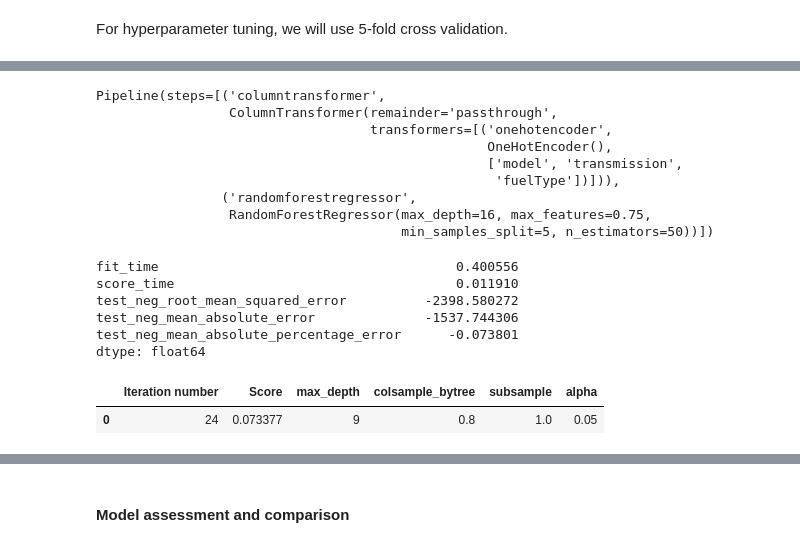
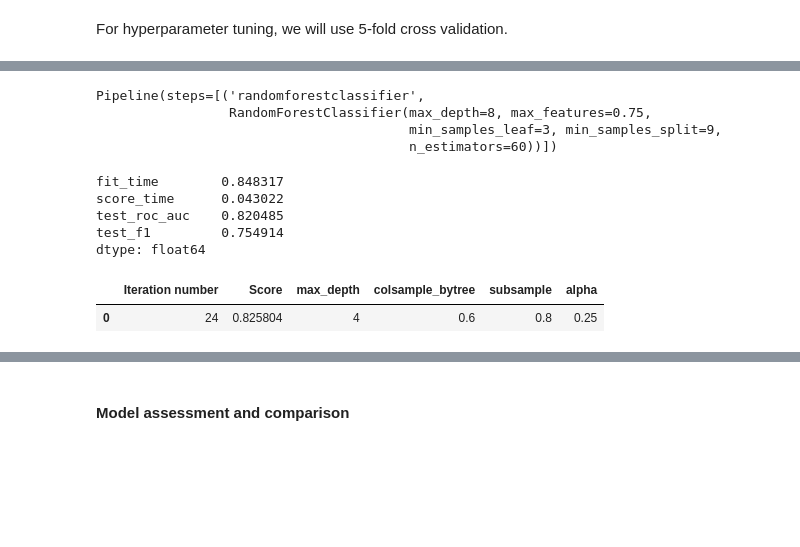
Before and after one commit to tjstarak/DSBA-ML2, a Jupyter notebook: code/classification.ipynb, the cells around one changed output, grey strips where cells are left out. Drawn from its saved outputs; the diff is of its cells as text; code cells hidden in the pictures; blank space fills up the shorter version.

```diff
--- a/code/classification.ipynb
+++ b/code/classification.ipynb
@@ -31,7 +33,7 @@ The goal is to build an predictive model for the Audi brand. This can then be us
 - to price own car one is about to sell on the secondary market, to avoid underpricing
 - to identify bargains, when new offers are scraped and price with the models - when actual price diverges from the expected price, this might indiciate the owner has underpriced their car (but might also mean simply that the car has a hidden flaw we are not aware of and are not able to model)
 # %%
-df = pd.read_csv('../data/diabetes_BRFSS2015.csv')
+df = pd.read_csv('../data/diabetes_BRFSS2015.csv').groupby('Diabetes_binary').sample(n=15000, random_state=123)
 print('Observations:', len(df))
 print('NAs in target variable:', df['Diabetes_binary'].isna().sum())
 # %% [output]
@@ -230,20 +227,20 @@ def objective(trial):
         'max_features': trial.suggest_float('max_features', low=0.7, high=1.0, step=0.05),
     }
 
-    rf_reg = make_pipeline(RandomForestRegressor(**params))
+    rf_clf = make_pipeline(RandomForestClassifier(**params))
 
-    rf_reg_cv_results = cross_validate(
-        rf_reg, X_train, y_train,
+    rf_clf_cv_results = cross_validate(
+        rf_clf, X_train, y_train,
         scoring='roc_auc',
         cv=5
     )
 
-    score = rf_reg_cv_results['test_score'].mean()
+    score = rf_clf_cv_results['test_score'].mean()
 
     return score
 
-study = optuna.create_study(sampler=TPESampler(), direction='maximize')
-study.optimize(objective, n_trials=50)
+study = optuna.create_study(sampler=TPESampler(seed=123), direction='maximize')
+study.optimize(objective, n_trials=25)
 
 cols = ['Iteration number', 'Score'] + list(study.best_params.keys())
 results = [study.best_trial.number, study.best_trial.value] + list(study.best_params.values())
@@ -255,70 +252,64 @@ display(results_df)
 # %%
 rf_params = {
-    'n_estimators': 50,
-    'max_depth': 16,
-    'min_samples_leaf': 1,
-    'min_samples_split': 5,
+    'n_estimators': 60,
+    'max_depth': 8,
+    'min_samples_leaf': 3,
+    'min_samples_split': 9,
     'max_features': 0.75,
 }
 
-rf_reg = make_pipeline(dtreg_transformer, RandomForestRegressor(**rf_params))
-display(rf_reg)
+rf_clf = make_pipeline(RandomForestClassifier(**rf_params))
+display(rf_clf)
 
-rf_reg_cv_results = cross_validate(
-    rf_reg, X_train, y_train,
-    scoring=['neg_root_mean_squared_error', 'neg_mean_absolute_error', 'neg_mean_absolute_percentage_error'],
+rf_clf_cv_results = cross_validate(
+    rf_clf, X_train, y_train,
+    scoring=['roc_auc', 'f1'],
     cv=5
 )
 
-pd.DataFrame(rf_reg_cv_results).agg('mean')
+pd.DataFrame(rf_clf_cv_results).agg('mean')
 # %% [output]
-Pipeline(steps=[('columntransformer',
-                 ColumnTransformer(remainder='passthrough',
-                                   transformers=[('onehotencoder',
-                                                  OneHotEncoder(),
-                                                  ['model', 'transmission',
-                                                   'fuelType'])])),
-                ('randomforestregressor',
-                 RandomForestRegressor(max_depth=16, max_features=0.75,
-                                       min_samples_split=5, n_estimators=50))])
+Pipeline(steps=[('randomforestclassifier',
+                 RandomForestClassifier(max_depth=8, max_features=0.75,
+                                        min_samples_leaf=3, min_samples_split=9,
+                                        n_estimators=60))])
-fit_time                                      0.400556
-score_time                                    0.011910
-test_neg_root_mean_squared_error          -2398.580272
-test_neg_mean_absolute_error              -1537.744306
-test_neg_mean_absolute_percentage_error      -0.073801
+fit_time        0.848317
+score_time      0.043022
+test_roc_auc    0.820485
+test_f1         0.754914
 dtype: float64
 # %%
-dtrain = xgb.DMatrix(X_train, y_train, enable_categorical=True)
+dtrain = xgb.DMatrix(X_train, y_train)
 # %%
 optuna.logging.set_verbosity(optuna.logging.WARNING)
 
 def objective(trial):
 
     params = {
-        'objective': 'reg:squarederror',
+        'objective': 'binary:logistic',
         'eta': 0.3,
         'max_depth': trial.suggest_int('max_depth', low=4, high=10),
         'colsample_bytree': trial.suggest_float('colsample_bytree', low=0.6, high=1, step=0.1),
         'subsample': trial.suggest_float('subsample', low=0.6, high=1, step=0.1),
         'alpha': trial.suggest_float('alpha', low=0, high=0.3, step=0.05),
-        'eval_metric': 'mape',
+        'eval_metric': 'auc',
     }
 
     result = xgb.cv(params, dtrain, num_boost_round=100, early_stopping_rounds=5, nfold=5, seed=123)
-    score = result['test-mape-mean'].iloc[-1]
+    score = result['test-auc-mean'].iloc[-1]
     score
 
     return score
 
-study = optuna.create_study(sampler=TPESampler(seed=123), direction='minimize')
+study = optuna.create_study(sampler=TPESampler(seed=123), direction='maximize')
 study.optimize(objective, n_trials=50)
 
 cols = ['Iteration number', 'Score'] + list(study.best_params.keys())
 results = [study.best_trial.number, study.best_trial.value] + list(study.best_params.values())
 results_df = pd.DataFrame([results], columns = cols)
 display(results_df)
 # %% [output]
 |  | Iteration number | Score | max_depth | colsample_bytree | subsample | alpha |
-| 0 | 24 | 0.073377 | 9 | 0.8 | 1.0 | 0.05 |
+| 0 | 24 | 0.825804 | 4 | 0.6 | 0.8 | 0.25 |
 # %%
 xgb_params = {
```
Also changed, not shown: parts of 17 cells of this notebook.
